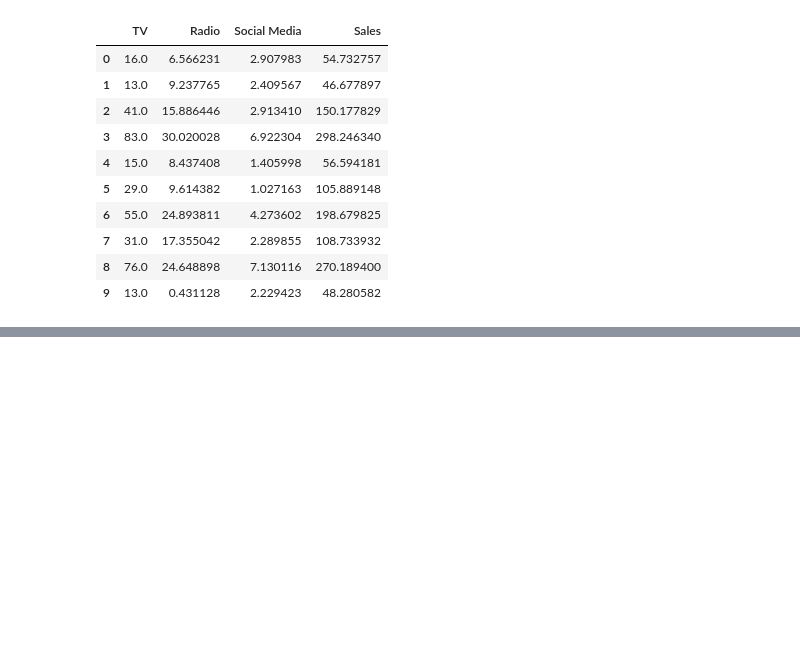
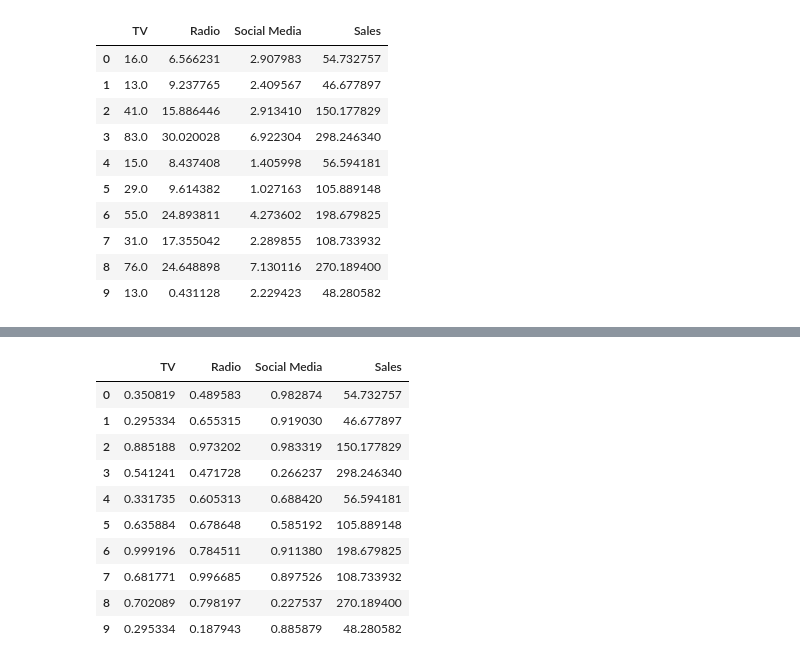
Before and after one commit to R-m1n/SBU, a Jupyter notebook: Machine Learning/assignment-b.ipynb, the cells around one changed output, grey strips where cells are left out. Saved outputs shown, nothing was run; the diff lists cells and outputs as text; code cells hidden in the pictures; blank space fills up the shorter version.

```diff
--- a/Machine Learning/assignment-b.ipynb
+++ b/Machine Learning/assignment-b.ipynb
@@ -85,0 +127,16 @@ data.head(10)
+# %%
+guassian_loader = DataLoader(data, target_label="Sales", split=0.8, basis="guassian")
+
+guassian_loader.head(10)
+# %% [output]
+|  | TV | Radio | Social Media | Sales |
+| 0 | 0.350819 | 0.489583 | 0.982874 | 54.732757 |
+| 1 | 0.295334 | 0.655315 | 0.919030 | 46.677897 |
+| 2 | 0.885188 | 0.973202 | 0.983319 | 150.177829 |
+| 3 | 0.541241 | 0.471728 | 0.266237 | 298.246340 |
+| 4 | 0.331735 | 0.605313 | 0.688420 | 56.594181 |
+| 5 | 0.635884 | 0.678648 | 0.585192 | 105.889148 |
+| 6 | 0.999196 | 0.784511 | 0.911380 | 198.679825 |
+| 7 | 0.681771 | 0.996685 | 0.897526 | 108.733932 |
+| 8 | 0.702089 | 0.798197 | 0.227537 | 270.189400 |
+| 9 | 0.295334 | 0.187943 | 0.885879 | 48.280582 |
```
Also changed, not shown: parts of 12 cells of this notebook.
